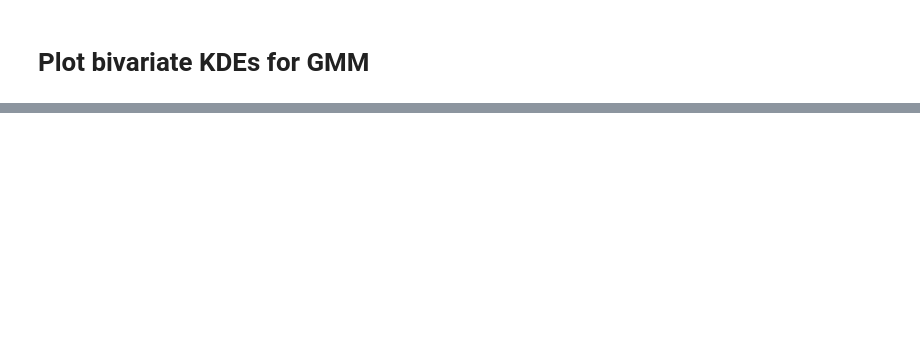
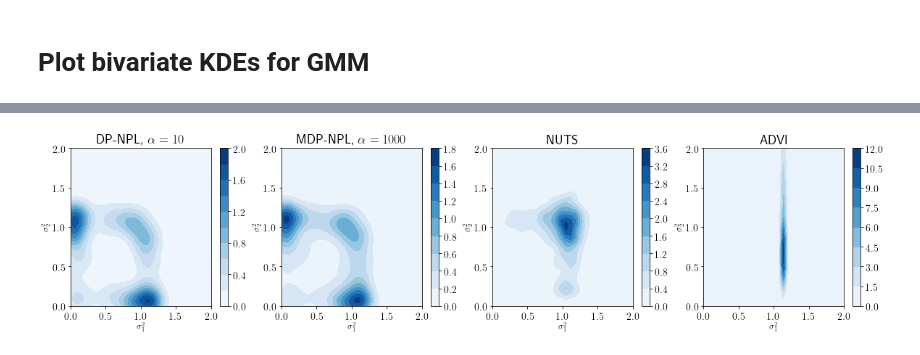
Before and after one commit to edfong/npl, a Jupyter notebook: supp_experiments/Toy_GMM/Plot bivariate KDEs for GMM.ipynb, the cells around one changed output, grey strips where cells are left out. Saved outputs shown, nothing was run; the diff lists cells and outputs as text; code cells hidden in the pictures; blank space fills up the shorter version.

```diff
--- a/supp_experiments/Toy_GMM/Plot bivariate KDEs for GMM.ipynb
+++ b/supp_experiments/Toy_GMM/Plot bivariate KDEs for GMM.ipynb
@@ -129,32 +159,48 @@ plt.xlabel(r'$\sigma_1^2$',fontsize = '12',labelpad = 3);
 plt.xlim(0,2)
 plt.ylim(0,2)
 plt.ylabel(r'$\sigma_2^2$',fontsize = '12',labelpad = 0);
 plt.title(r'DP-NPL, $\alpha = {}$'.format(alpha),fontsize = 18)
-
+cax = plt.gcf().axes[-1]
+cax.tick_params(labelsize=14)
+plt.xticks(fontsize=14)
+plt.yticks([0,0.5,1,1.5,2],fontsize=14)
 
 plt.subplot(1,4,2)
 sns.kdeplot(np.concatenate((sigma_bb_mdp[:,0],[0,0,2,2])),np.concatenate((sigma_bb_mdp[:,2],[0,2,0,2])),cbar = True, shade = True, shade_lowest=True,cmap = 'Blues');
 plt.xlabel(r'$\sigma_1^2$',fontsize = '12',labelpad = 3);
 plt.xlim(0,2)
 plt.ylim(0,2)
 plt.ylabel(r'$\sigma_2^2$',fontsize = '12',labelpad = 0);
 plt.title(r'MDP-NPL, $\alpha = {}$'.format(alpha_MDP),fontsize = 18)
+cax = plt.gcf().axes[-1]
+cax.tick_params(labelsize=14)
+plt.xticks(fontsize=14)
+plt.yticks([0,0.5,1,1.5,2],fontsize=14)
 
 plt.subplot(1,4,3)
 sns.kdeplot(np.concatenate((sigma_nuts.iloc[:,0],[0,0,2,2])),np.concatenate((sigma_nuts.iloc[:,1],[0,2,0,2])),cbar = True, shade = True, shade_lowest=True,cmap = "Blues");
 plt.xlabel(r'$\sigma_1^2$',fontsize = '12',labelpad = 3);
 plt.ylabel(r'$\sigma_2^2$',fontsize = '12',labelpad = 0);
 plt.xlim(0,2)
 plt.ylim(0,2)
 plt.title('NUTS',fontsize = 18)
-
+cax = plt.gcf().axes[-1]
+cax.tick_params(labelsize=14)
+plt.xticks(fontsize=14)
+plt.yticks([0,0.5,1,1.5,2],fontsize=14)
 
 plt.subplot(1,4,4)
 sns.kdeplot(np.concatenate((sigma_advi.iloc[:,0],[0,0,6,6])),np.concatenate((sigma_advi.iloc[:,2],[0,6,0,6])),cbar = True, shade = True, shade_lowest=True,cmap = "Blues");
 plt.xlabel(r'$\sigma_1^2$',fontsize = '12',labelpad = 3)
 plt.ylabel(r'$\sigma_2^2$',fontsize = '12',labelpad = 0);
 plt.xlim(0,2)
 plt.ylim(0,2)
 plt.title('ADVI',fontsize = 18)
+cax = plt.gcf().axes[-1]
+cax.tick_params(labelsize=14)
+plt.xticks(fontsize=14)
+plt.yticks([0,0.5,1,1.5,2],fontsize=14)
 
 f.savefig('sigma_insep_MDP.pdf', bbox_inches='tight')
+# %% [output]
+[figure, added]
```
Also changed, not shown: parts of 2 cells of this notebook.
